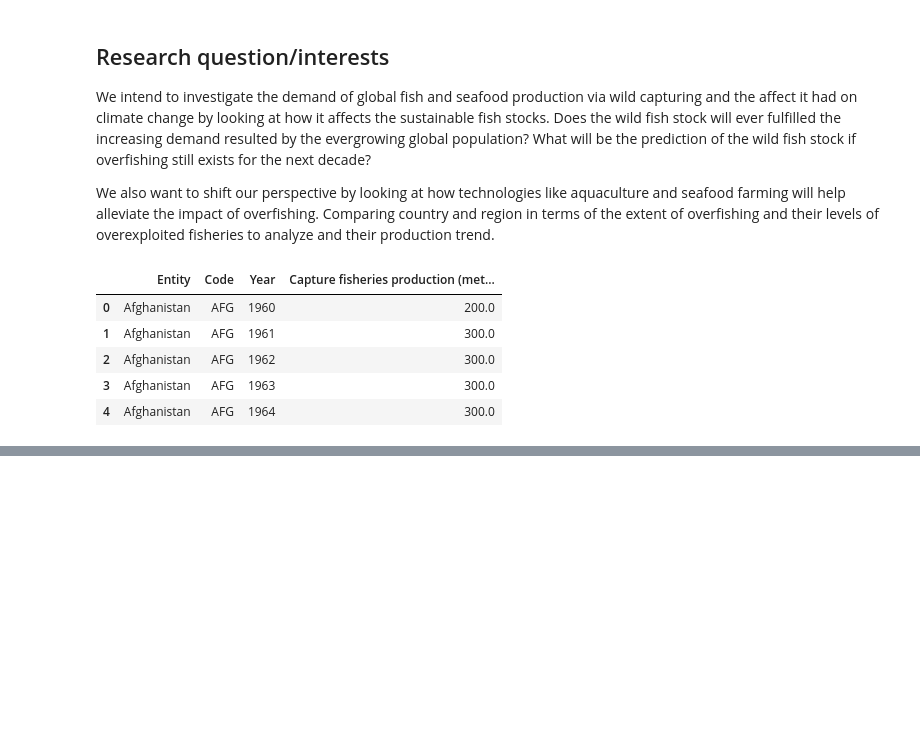
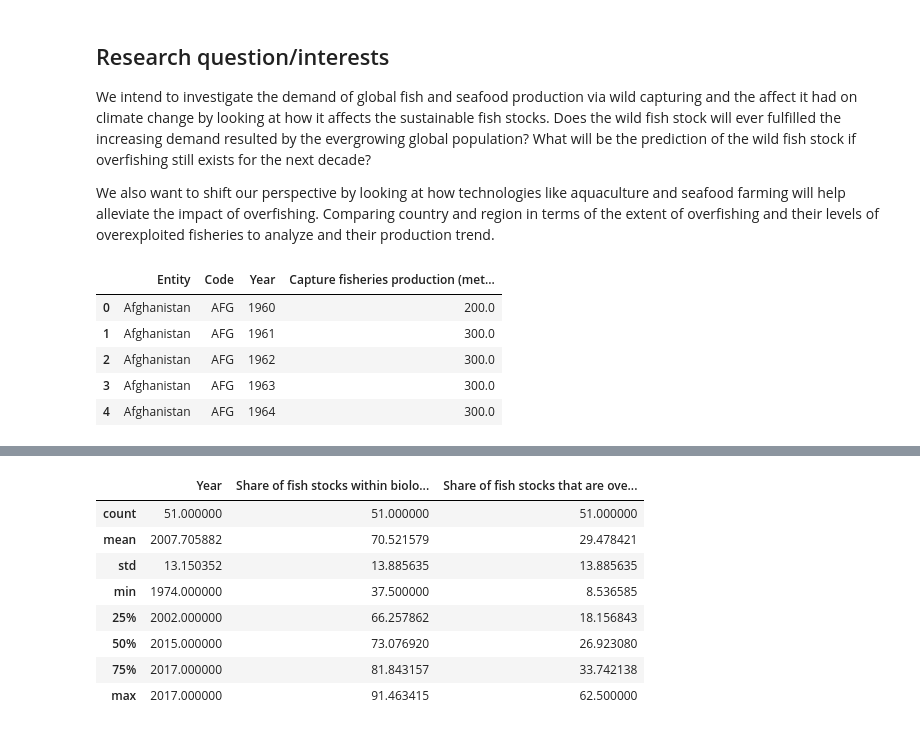
Before and after one commit to ubco-W2022T1-cosc301/project-group34, a Jupyter notebook: notebooks/nick.ipynb, the cells around one changed output, grey strips where cells are left out. Cells and saved outputs as stored; diff of their text form; code cells hidden in the pictures; blank space fills up the shorter version.

```diff
--- a/notebooks/nick.ipynb
+++ b/notebooks/nick.ipynb
@@ -30,0 +197,13 @@ captured.head()
+# %%
+# summarizes the count, mean, standard deviation, min, and max for numeric variables.
+df.describe().apply(lambda s: s.apply(lambda x: format(x, 'f')))
+# %% [output]
+|  | Year | Share of fish stocks within biolo... | Share of fish stocks that are ove... |
+| count | 51.000000 | 51.000000 | 51.000000 |
+| mean | 2007.705882 | 70.521579 | 29.478421 |
+| std | 13.150352 | 13.885635 | 13.885635 |
+| min | 1974.000000 | 37.500000 | 8.536585 |
+| 25% | 2002.000000 | 66.257862 | 18.156843 |
+| 50% | 2015.000000 | 73.076920 | 26.923080 |
+| 75% | 2017.000000 | 81.843157 | 33.742138 |
+| max | 2017.000000 | 91.463415 | 62.500000 |
```
Also changed, not shown: parts of 12 cells of this notebook, 1 other file.
